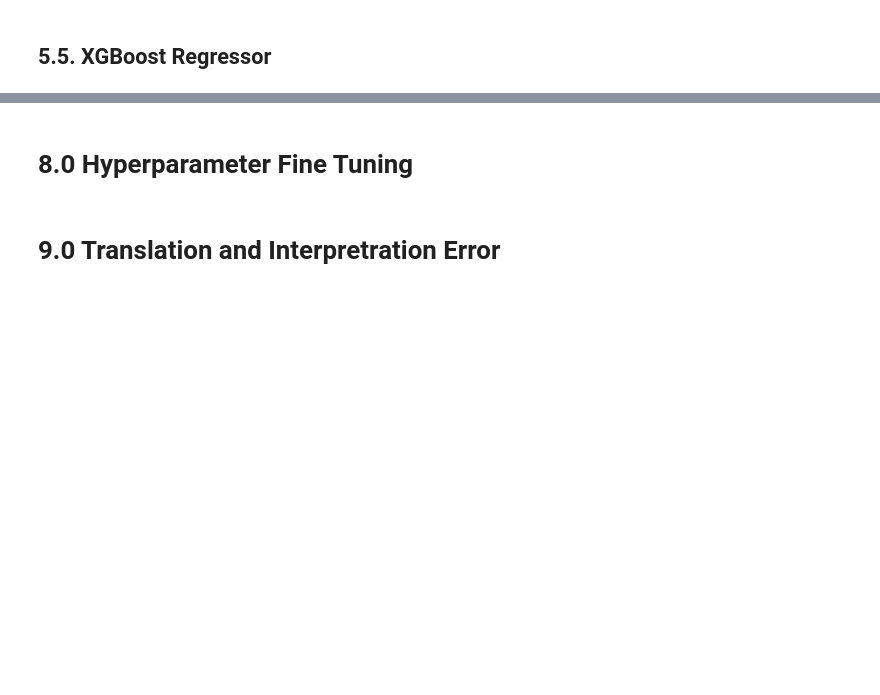
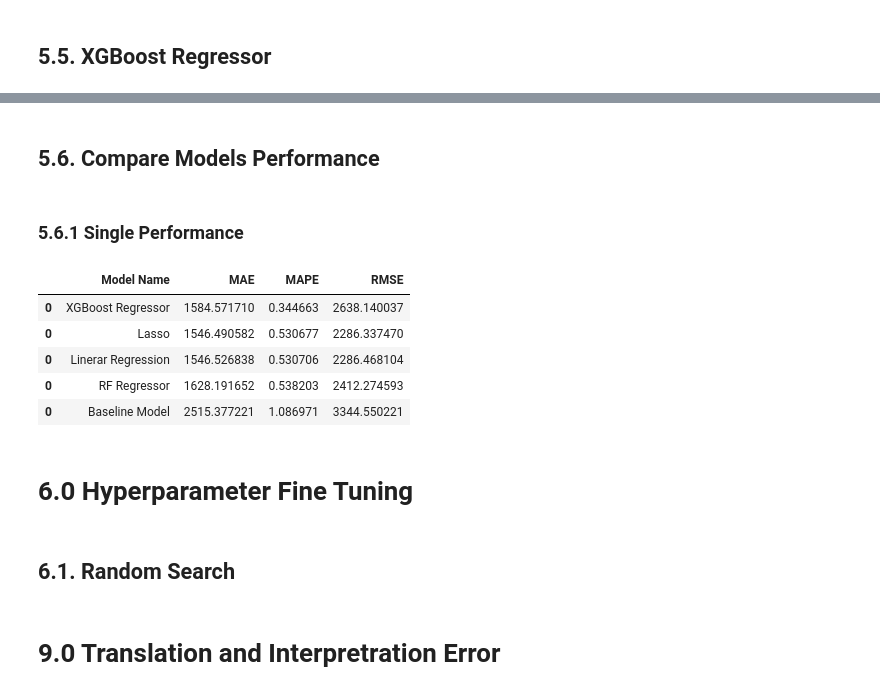
Before and after one commit to math-prog/house_predict, a Jupyter notebook: notebooks/1.0.mso.house_predict.ipynb, the cells around one changed output, grey strips where cells are left out. Saved outputs shown, nothing was run; the diff lists cells and outputs as text; code cells hidden in the pictures; blank space fills up the shorter version.

Commit message:
hyperparameter fine tuning

```diff
--- a/notebooks/1.0.mso.house_predict.ipynb
+++ b/notebooks/1.0.mso.house_predict.ipynb
@@ -572,4 +583,20 @@ ValueError: Invalid shape: (8553, 2) for label
+# %% [markdown]
+## 5.6. Compare Models Performance
+# %% [markdown]
+### 5.6.1 Single Performance
+# %%
+modelling_result = pd.concat([baseline_result, lr_result, lrr_result, rf_result, xgb_result])
+modelling_result.sort_values('MAPE')
+# %% [output]
+|  | Model Name | MAE | MAPE | RMSE |
+| 0 | XGBoost Regressor | 1584.571710 | 0.344663 | 2638.140037 |
+| 0 | Lasso | 1546.490582 | 0.530677 | 2286.337470 |
+| 0 | Linerar Regression | 1546.526838 | 0.530706 | 2286.468104 |
+| 0 | RF Regressor | 1628.191652 | 0.538203 | 2412.274593 |
+| 0 | Baseline Model | 2515.377221 | 1.086971 | 3344.550221 |
 # %% [markdown]
-# 8.0 Hyperparameter Fine Tuning
+# 6.0 Hyperparameter Fine Tuning
+# %% [markdown]
+## 6.1. Random Search
 # %% [markdown]
 # 9.0 Translation and Interpretration Error
```
Also changed, not shown: parts of 7 cells of this notebook, 4 other files.
